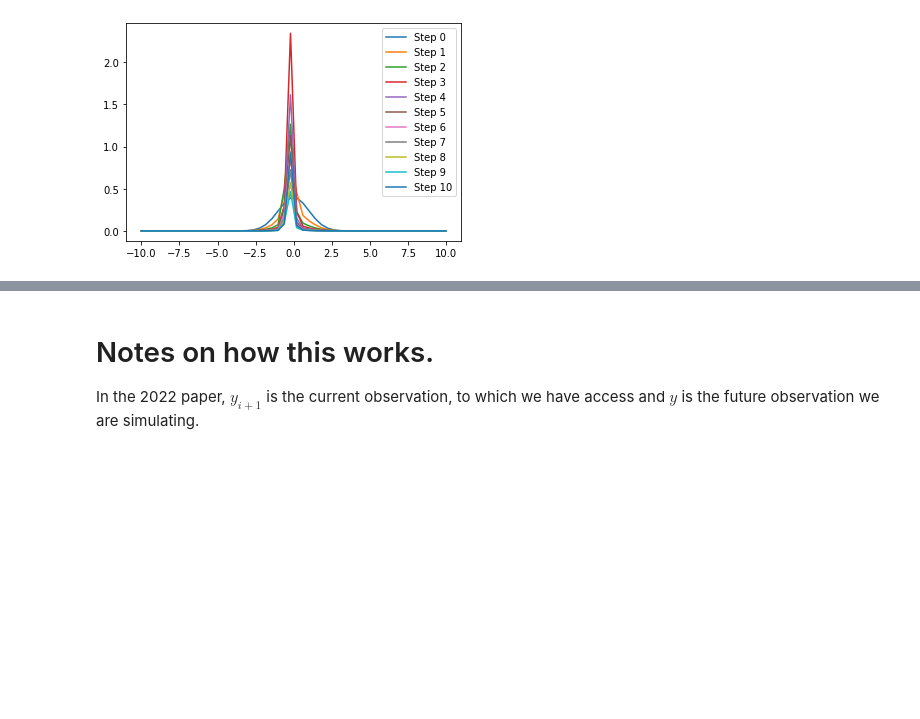
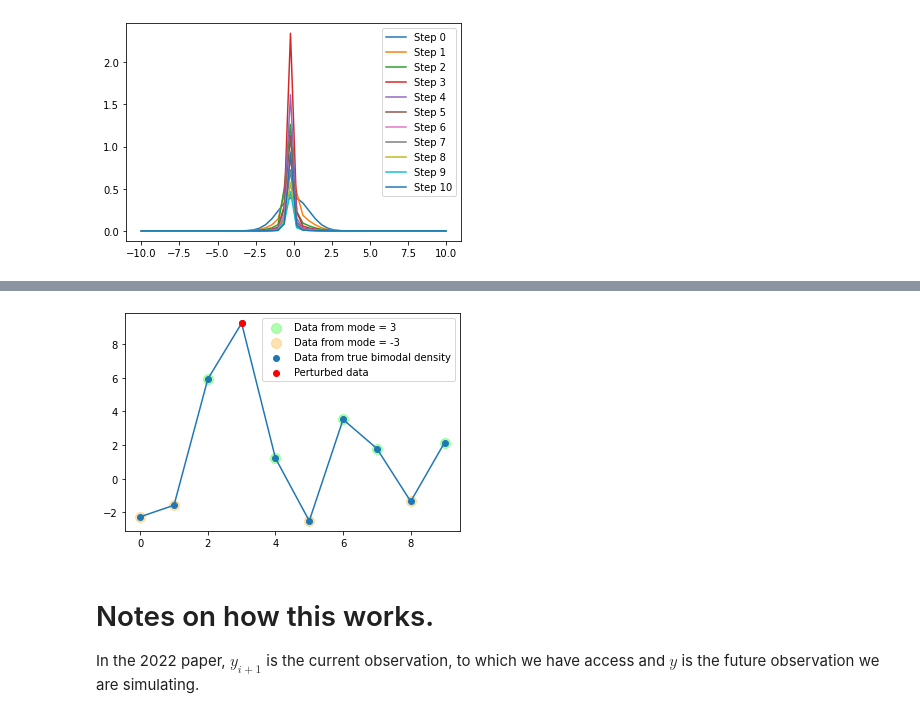
Before and after one commit to Huk-David/RSS-Discussion-paper-Martingale-Posterior-Distributions, a Jupyter notebook: Prequential Copulas - Code/Discussion paper - Notebook.ipynb, the cells around one changed output, grey strips where cells are left out. Saved outputs shown, nothing was run; the diff lists cells and outputs as text; code cells hidden in the pictures; blank space fills up the shorter version.

```diff
--- a/Prequential Copulas - Code/Discussion paper - Notebook.ipynb
+++ b/Prequential Copulas - Code/Discussion paper - Notebook.ipynb
@@ -186,0 +195,28 @@ plt.show()
+# %%
+# Generating observations:
+
+obs_nb = 10
+observed_data = []
+mode1_idx = []
+mode2_idx = []
+
+for k in range(obs_nb):
+    if k==3:
+        observed_data.append(scs.norm.rvs(loc=10,size=1))
+        continue
+    if np.random.uniform()<0.5:
+        observed_data.append(scs.norm.rvs(loc=3,size=1))
+        mode1_idx.append(k)
+    else:
+        observed_data.append(scs.norm.rvs(loc=-3,size=1))
+        mode2_idx.append(k)
+
+plt.plot(observed_data)
+plt.scatter(mode1_idx,[observed_data[k] for k in mode1_idx],color='lime',s=100,label='Data from mode = 3',alpha=0.3)
+plt.scatter(mode2_idx,[observed_data[k] for k in mode2_idx],color='orange',s=100,label='Data from mode = -3',alpha=0.3)
+plt.scatter(range(obs_nb),observed_data,label='Data from true bimodal density')
+plt.scatter(3,observed_data[3],color='red',zorder=10,label='Perturbed data')
+plt.legend()
+plt.show()
+# %% [output]
+[figure, added]
```
Also changed, not shown: parts of 4 cells of this notebook.
